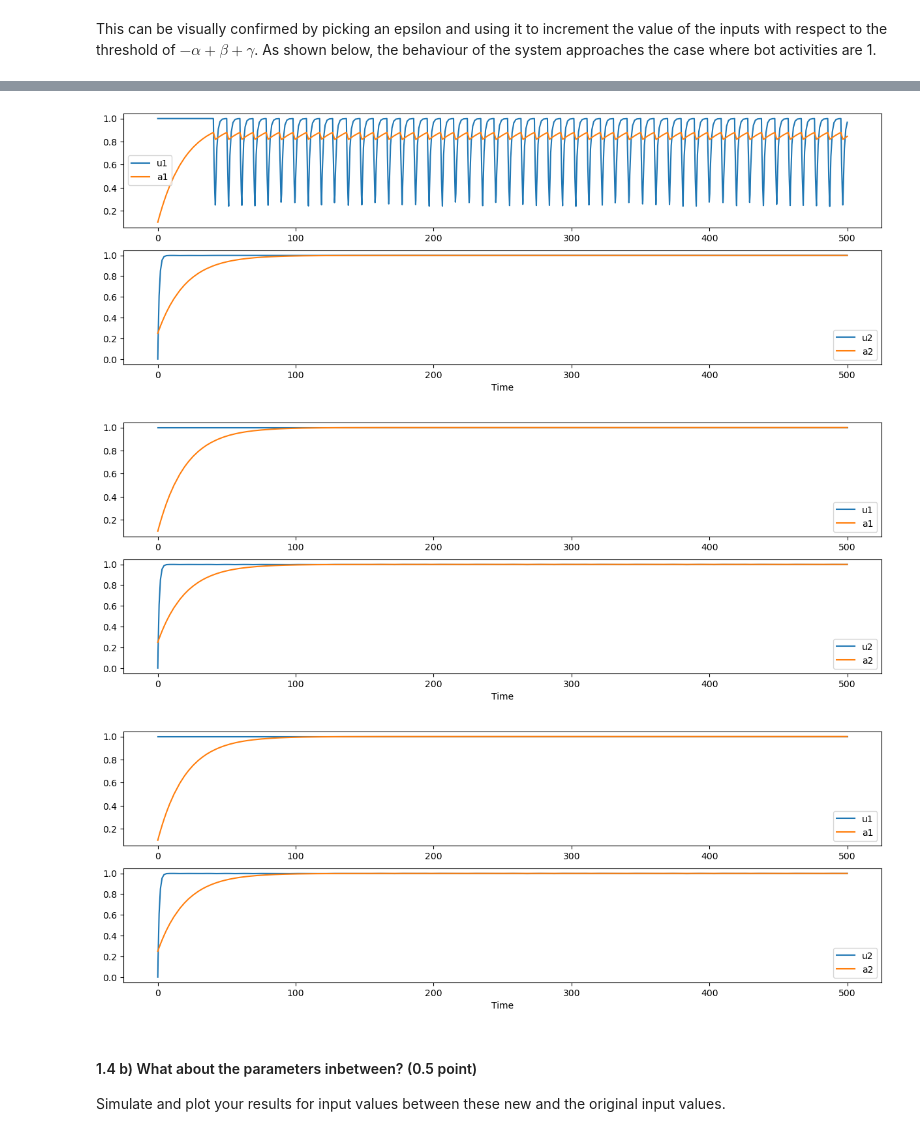
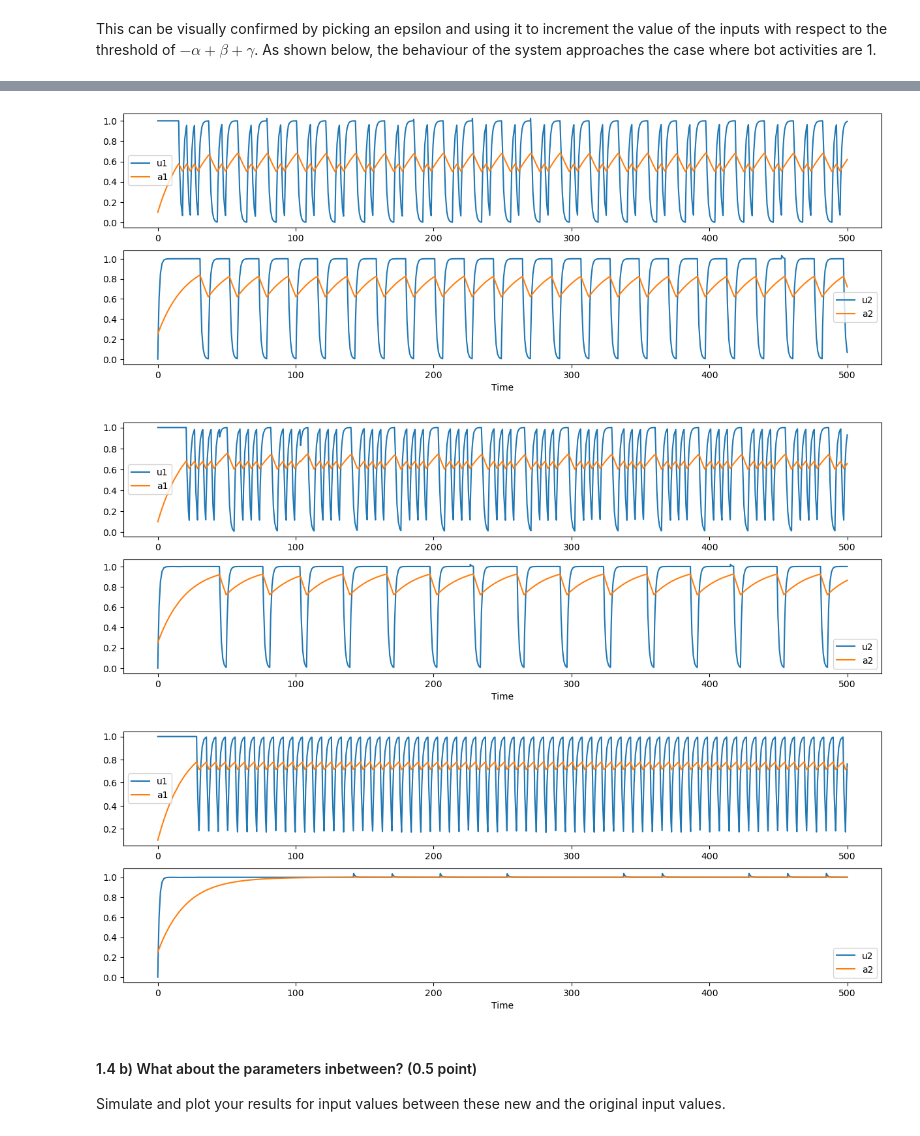
Before and after one commit to lfogarty98/mhbf_pt, a Jupyter notebook: 4-multisensory-integration/multisensory-integration.ipynb, the cells around one changed output, grey strips where cells are left out. Saved outputs shown, nothing was run; the diff lists cells and outputs as text; code cells hidden in the pictures.

```diff
--- a/4-multisensory-integration/multisensory-integration.ipynb
+++ b/4-multisensory-integration/multisensory-integration.ipynb
@@ -250,7 +250,7 @@ The paper states that, if the inputs are larger than $-\alpha + \beta + \varphi
 # %% [markdown]
 This can be visually confirmed by picking an epsilon and using it to increment the value of the inputs with respect to the threshold of $-\alpha + \beta + \gamma$. As shown below, the behaviour of the system approaches the case where bot activities are 1.
 # %%
-epsilon_vals = [0.1, 0.4, 0.6, 0.8, 1.0]
+epsilon_vals = [0.1, 0.2, 0.3, 0.4, 0.5]
 alpha, beta, phi_a, g1, g2 = 0.2, 0.2, 0.4, 1, 1
 t_span = (0, 500)
 y0 = [1, 0, 0.1, 0.25]
@@ -267,6 +267,6 @@ for eps in epsilon_vals:
-[figure, old version]
+[figure, new version]
-[figure, old version]
+[figure, new version]
-[figure, old version]
+[figure, new version]
 # %% [markdown]
 #### 1.4 b) What about the parameters inbetween? (0.5 point)
 
```
Also changed, not shown: parts of 5 cells of this notebook.
